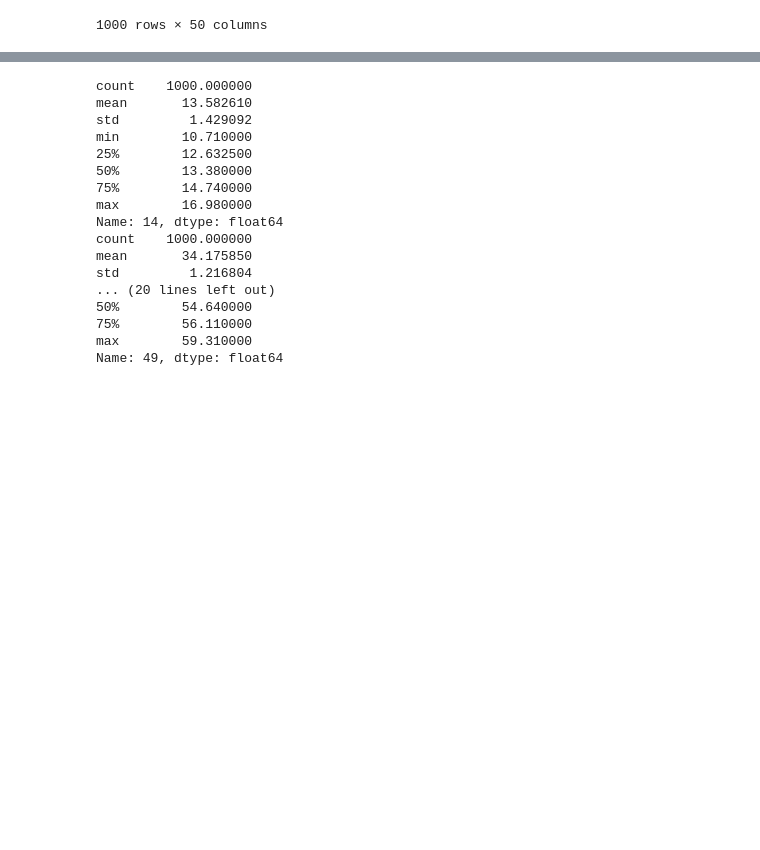
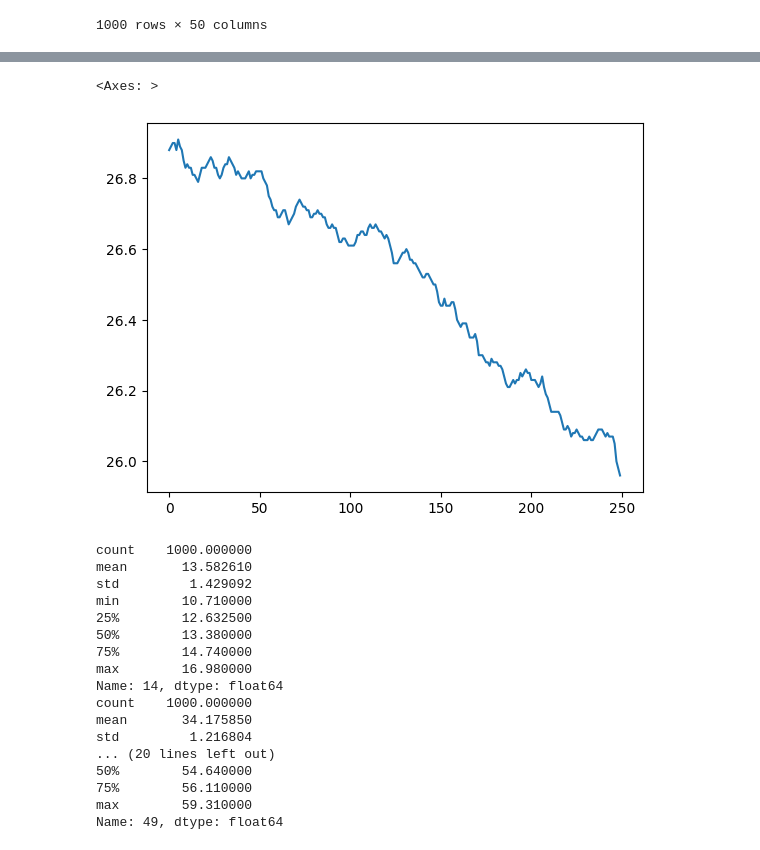
Before and after one commit to Troppydash/algothon, a Jupyter notebook: da/khang_pairs.ipynb, the cells around one changed output, grey strips where cells are left out. Drawn from its saved outputs; the diff is of its cells as text; code cells hidden in the pictures; blank space fills up the shorter version.

```diff
--- a/da/khang_pairs.ipynb
+++ b/da/khang_pairs.ipynb
@@ -44,3 +55,8 @@ test = preTest
+# %%
+sns.lineplot(df["27"].values[750:])
+# %% [output]
+<Axes: >
+[figure, added]
 # %%
 print(df["14"].describe())
 print(df["16"].describe())
```
Also changed, not shown: parts of 4 cells of this notebook, 4 other files.
